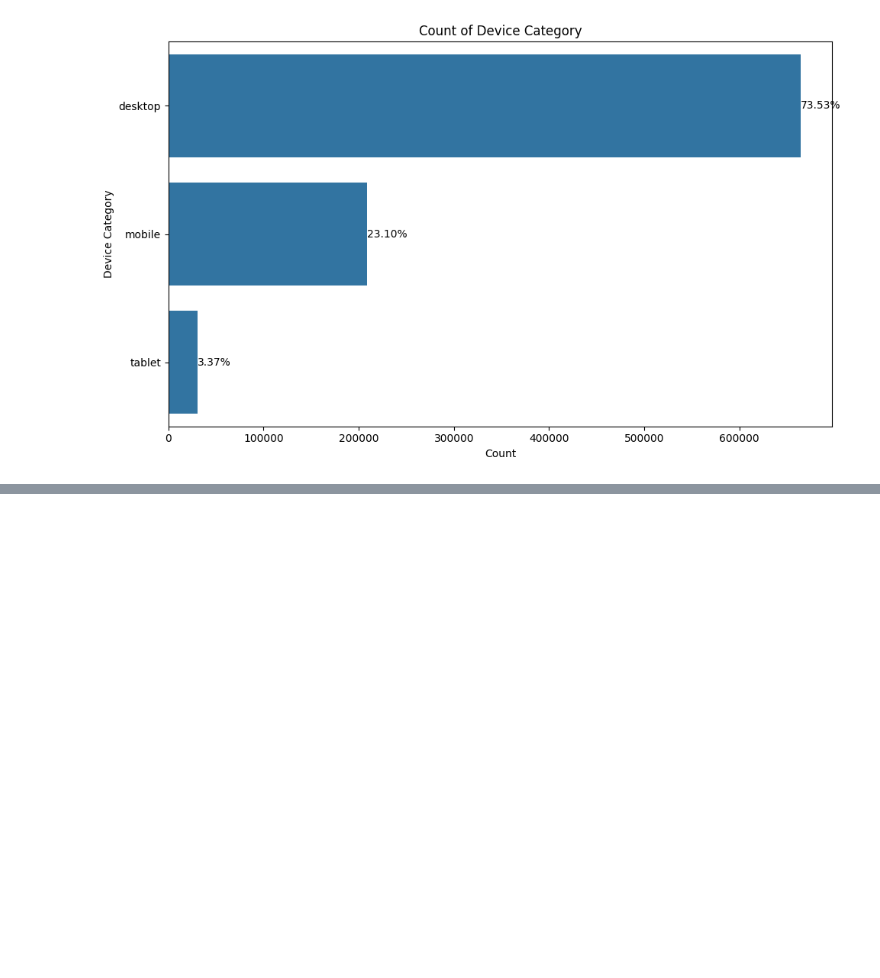
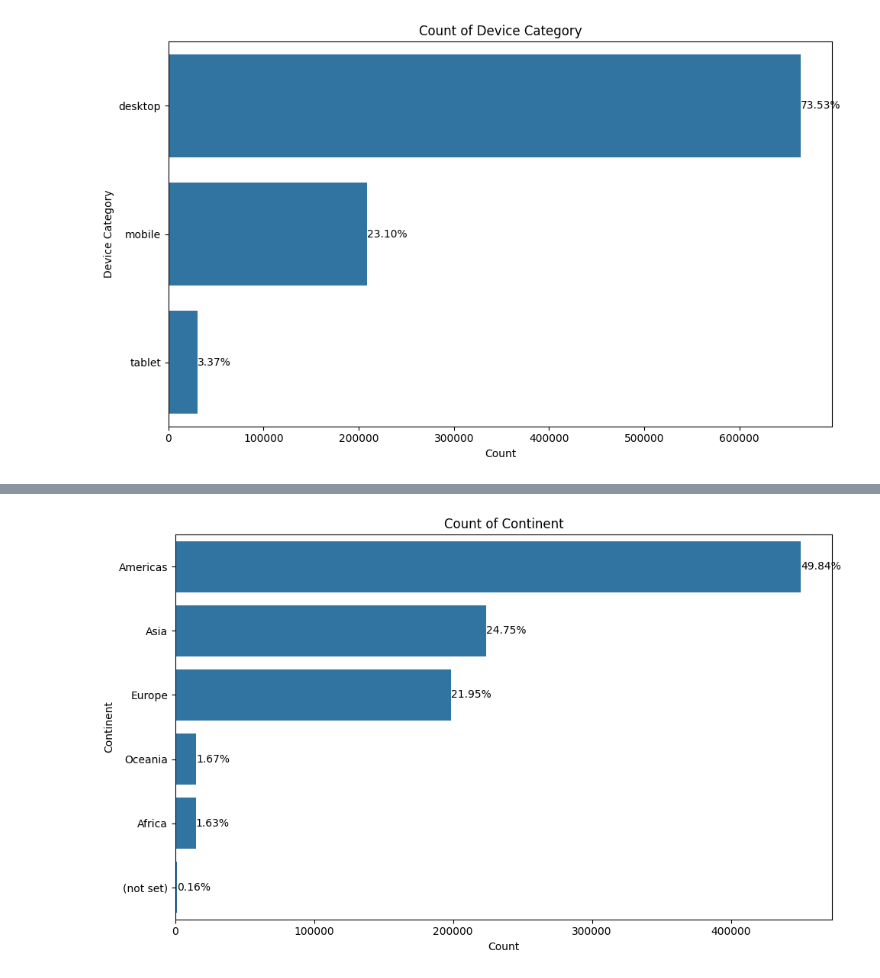
Before and after one commit to DIB-PP/-, a Jupyter notebook: data_Check.ipynb, the cells around one changed output, grey strips where cells are left out. Cells and saved outputs as stored; diff of their text form; code cells hidden in the pictures; blank space fills up the shorter version.

```diff
--- a/data_Check.ipynb
+++ b/data_Check.ipynb
@@ -586,7 +460,7 @@ sns.histplot(data = non_zero_revenue, x = 'totals_transactionRevenue')
 [figure]
 # %%
 # channelGrouping 값별 빈도수 계산
-channel_counts = train_1['channelGrouping'].value_counts()
+channel_counts = train_df['channelGrouping'].value_counts()
 
 # 빈도수 기준으로 데이터 정렬
 channel_counts_sorted = channel_counts.sort_values(ascending=False)
@@ -599,7 +473,7 @@ plt.xlabel('Count')
 plt.ylabel('Channel Grouping')
 
 # 각 카테고리에 대한 비율 표시
-total = len(train_1['channelGrouping'])
+total = len(train_df['channelGrouping'])
 for i, v in enumerate(channel_counts_sorted):
     ax.text(v + 3, i, f'{v / total:.2%}', va='center')
 
@@ -609,20 +483,20 @@ plt.show()
 [figure]
 # %%
 # device_browser 값별 빈도수 계산
-channel_counts = train_1['device_browser'].value_counts()
+channel_counts = train_df['device_browser'].value_counts()
 
 # 빈도수 기준으로 데이터 정렬
 channel_counts_sorted = channel_counts.sort_values(ascending=False).head(10)
 
 # 정렬된 데이터를 기반으로 바 그래프 생성
 plt.figure(figsize=(10, 6), facecolor='none')
-ax_2 = sns.countplot(data=train_1, y='device_browser', order=channel_counts_sorted.index)
+ax_2 = sns.countplot(data=train_df, y='device_browser', order=channel_counts_sorted.index)
 plt.title('Count of Device Browser')
 plt.xlabel('Count')
 plt.ylabel('Device Browser')
 
 # 각 카테고리에 대한 비율 표시
-total = len(train_1['channelGrouping'])
+total = len(train_df['channelGrouping'])
 for i, v in enumerate(channel_counts_sorted):
     ax_2.text(v + 3, i, f'{v / total:.2%}', va='center')
 
@@ -632,20 +506,20 @@ plt.show()
 [figure]
 # %%
 # device_operatingSystem 값별 빈도수 계산
-channel_counts = train_1['device_operatingSystem'].value_counts()
+channel_counts = train_df['device_operatingSystem'].value_counts()
 
 # 빈도수 기준으로 데이터 정렬
 channel_counts_sorted = channel_counts.sort_values(ascending=False).head(10)
 
 # 정렬된 데이터를 기반으로 바 그래프 생성
 plt.figure(figsize=(10, 6), facecolor='none')
-ax_3 = sns.countplot(data=train_1, y='device_operatingSystem', order=channel_counts_sorted.index)
+ax_3 = sns.countplot(data=train_df, y='device_operatingSystem', order=channel_counts_sorted.index)
 plt.title('Count of Operating System')
 plt.xlabel('Count')
 plt.ylabel('Operating System')
 
 # 각 카테고리에 대한 비율 표시
-total = len(train_1['channelGrouping'])
+total = len(train_df['channelGrouping'])
 for i, v in enumerate(channel_counts_sorted):
     ax_3.text(v + 3, i, f'{v / total:.2%}', va='center')
 
@@ -656,21 +530,21 @@ plt.show
 [figure]
 # %%
 # device_deviceCategory 값별 빈도수 계산
-channel_counts = train_1['device_deviceCategory'].value_counts()
+channel_counts = train_df['device_deviceCategory'].value_counts()
 
 # 빈도수 기준으로 데이터 정렬
 channel_counts_sorted = channel_counts.sort_values(ascending=False).head(10)
 
 # 정렬된 데이터를 기반으로 바 그래프 생성
 plt.figure(figsize=(10, 6), facecolor='none')
-ax_4 = sns.countplot(data=train_1, y='device_deviceCategory', order=channel_counts_sorted.index)
+ax_4 = sns.countplot(data=train_df, y='device_deviceCategory', order=channel_counts_sorted.index)
 ax.patch.set_facecolor('none')
 plt.title('Count of Device Category')
 plt.xlabel('Count')
 plt.ylabel('Device Category')
 
 # 각 카테고리에 대한 비율 표시
-total = len(train_1['channelGrouping'])
+total = len(train_df['channelGrouping'])
 for i, v in enumerate(channel_counts_sorted):
     ax_4.text(v + 3, i, f'{v / total:.2%}', va='center')
 
@@ -690,0 +594,24 @@ train_1.head()
+# %%
+# geoNetwork_continent 값별 빈도수 계산
+continent_counts = train_df['geoNetwork_continent'].value_counts()
+
+# 빈도수 기준으로 데이터 정렬
+continent_counts_sorted = continent_counts.sort_values(ascending=False)
+
+# 정렬된 데이터를 기반으로 바 그래프 생성
+plt.figure(figsize=(10, 6), facecolor='none')
+ax_5 = sns.countplot(data=train_df, y='geoNetwork_continent', order=continent_counts_sorted.index)
+ax.patch.set_facecolor('none')
+plt.title('Count of Continent')
+plt.xlabel('Count')
+plt.ylabel('Continent')
+
+# 각 카테고리에 대한 비율 표시
+total = len(train_df['channelGrouping'])
+for i, v in enumerate(continent_counts_sorted):
+    ax_5.text(v + 3, i, f'{v / total:.2%}', va='center')
+
+plt.tight_layout()
+plt.show()
+# %% [output]
+[figure, added]
```
Also changed, not shown: parts of 22 cells of this notebook.
